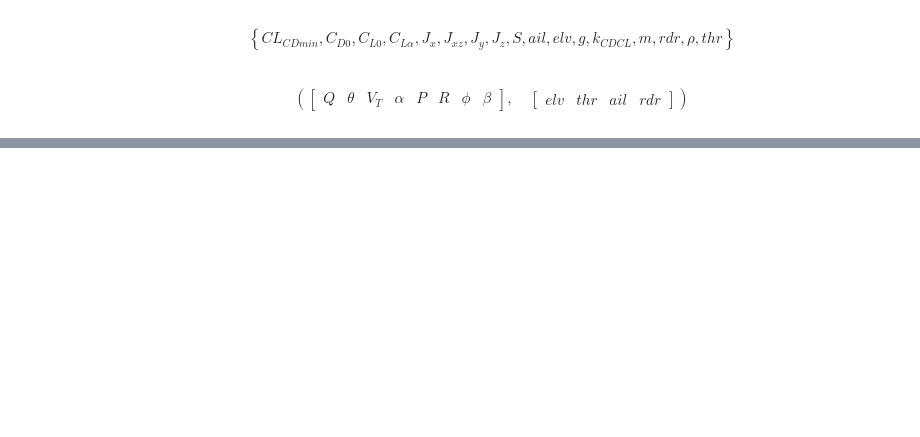
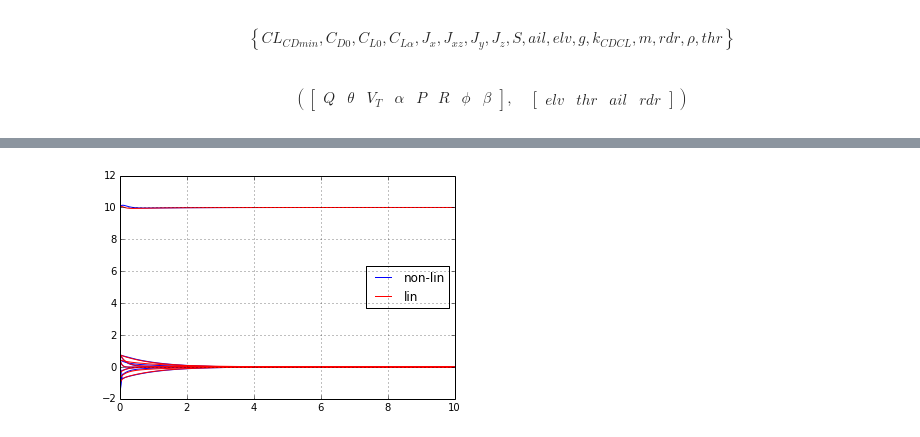
Before and after one commit to aerospace-notebook/aerospace-notebook, a Jupyter notebook: Fixed Wing Dynamics.ipynb, the cells around one changed output, grey strips where cells are left out. Drawn from its saved outputs; the diff is of its cells as text; code cells hidden in the pictures; blank space fills up the shorter version.

```diff
--- a/Fixed Wing Dynamics.ipynb
+++ b/Fixed Wing Dynamics.ipynb
@@ -218,0 +182,3 @@ KeyboardInterrupt:
+# %%
+K, S, E = control.lqr(ss_lin.A, ss_lin.B, pl.eye(8), pl.eye(4))
+K
@@ -218,0 +210,15 @@ KeyboardInterrupt:
+# %%
+def f_contr(t, y):
+    x = y
+    if
+    return u0-K.dot(x-x0)
+# %%
+x1 = x0 + pl.rand(8)
+data_lin = ss_lin.simulate(x1, u0, contr_eval=f_contr, dt=0.02)
+data = ss.simulate(x1, u0, contr_eval=f_contr, dt=0.02)
+h0 = pl.plot(data.t, data.x, 'b');
+h1 = pl.plot(data_lin.t, data_lin.x, 'r');
+pl.legend([h0[0], h1[0]], ['non-lin', 'lin'], loc='best')
+pl.grid()
+# %% [output]
+[figure, added]
```
Also changed, not shown: parts of 28 cells of this notebook, 5 other files.
